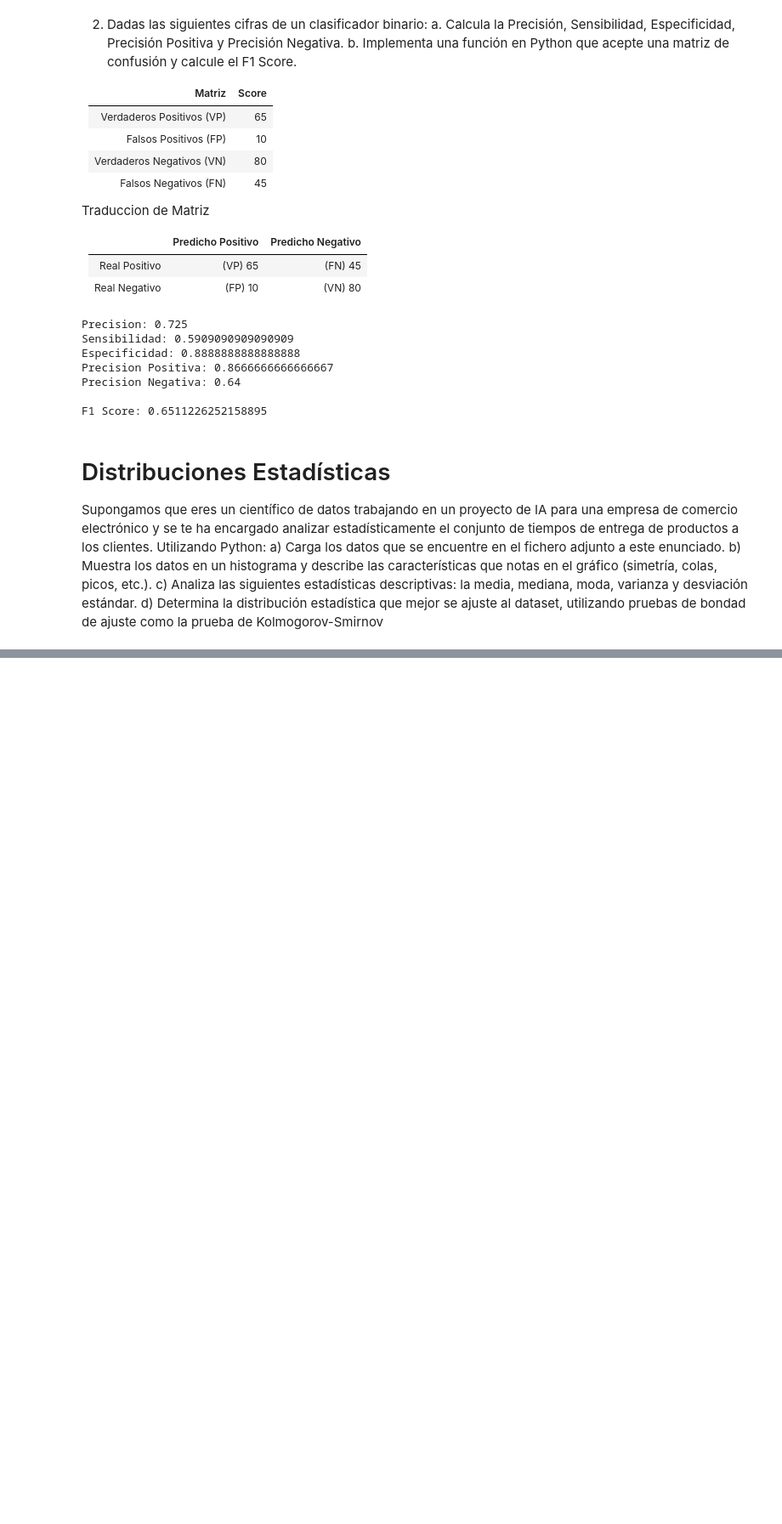
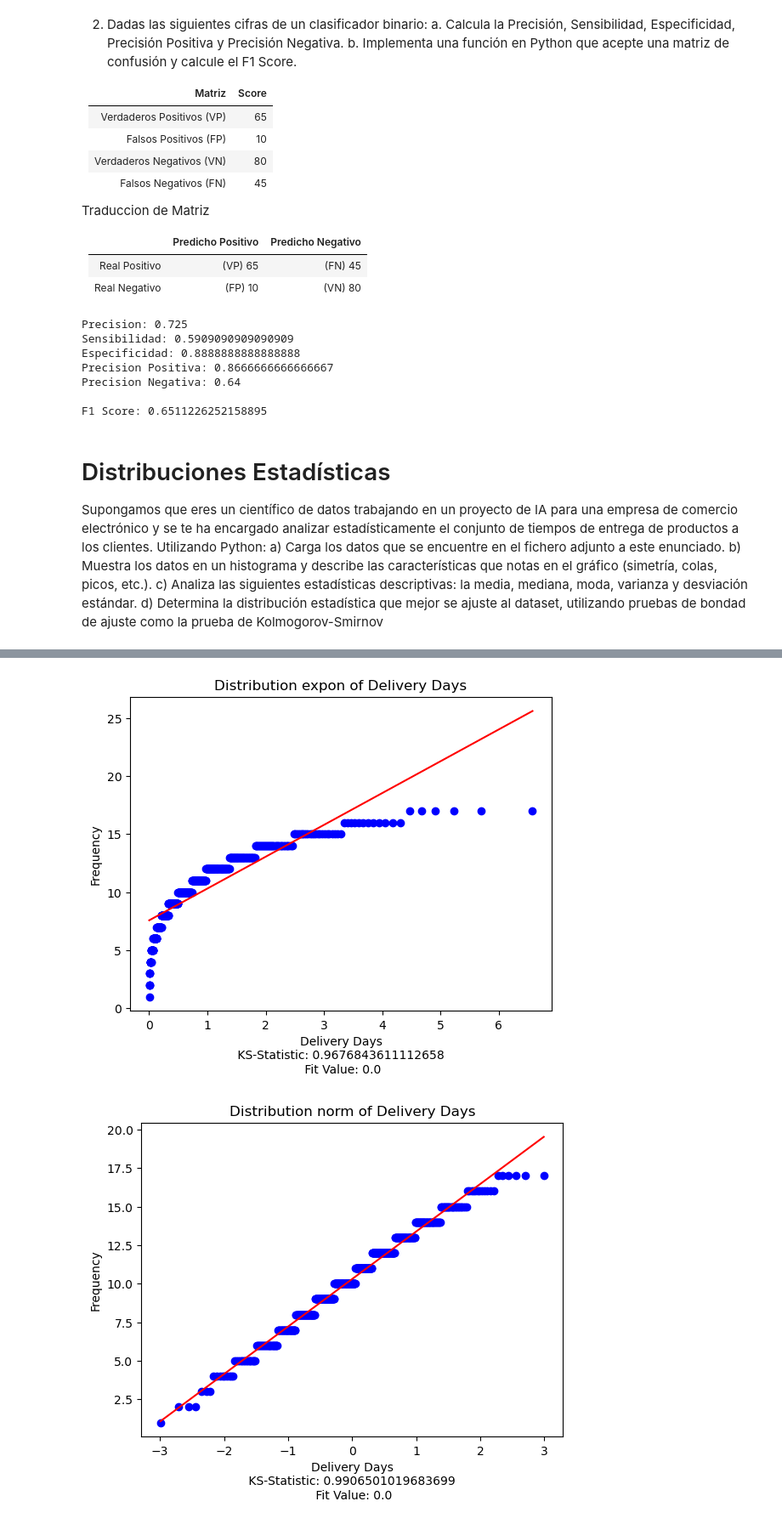
Before and after one commit to Josehardrock/probable-ai-maths, a Jupyter notebook: session-3/01_ejercicio.ipynb, the cells around one changed output, grey strips where cells are left out. Shown at 85% size. Drawn from its saved outputs; the diff is of its cells as text; code cells hidden in the pictures; blank space fills up the shorter version.

```diff
--- a/session-3/01_ejercicio.ipynb
+++ b/session-3/01_ejercicio.ipynb
@@ -112,0 +136,19 @@ d) Determina la distribución estadística que mejor se ajuste al dataset, utili
+# %%
+
+# c. Calcula la media, mediana, moda, desviación estándar, varianza, rango, mínimo y máximo de la columna Delivery Time.
+media = dataset['Delivery Days'].mean()
+mediana = dataset['Delivery Days'].median()
+moda = dataset['Delivery Days'].mode()
+varianza = dataset['Delivery Days'].var()
+desviacion_estandar = dataset['Delivery Days'].std()
+
+simetrica = stats.skew(dataset['Delivery Days'])
+
+print(f"""
+Media: {media}
+Mediana: {mediana}
+Moda: {moda}
+Varianza: {varianza}
+Desviación Estándar: {desviacion_estandar}
+Simetría: {simetrica}
+""")
@@ -112,0 +163,48 @@ d) Determina la distribución estadística que mejor se ajuste al dataset, utili
+# %%
+# d) Determina la distribución estadística que mejor se ajuste al dataset, utilizando pruebas de bondad de ajuste
+# como la prueba de Kolmogorov-Smirnov </br>
+
+column_name = 'Delivery Days'
+dist_data = dataset[column_name].to_numpy()
+
+# Prueba de Kolmogorov-Smirnov
+from scipy.stats import kstest
+
+distrib_to_test = ['expon', 'norm', 'uniform', 'logistic']
+
+# Prueba con multiples distribuciones, no se puede aplicar gumbel o las demás a partir de un array ya que requieren más parametros
+def check_distribution(data, dist_to_test) :
+
+    possible_distributions = []
+    for distri in dist_to_test:
+        ks_stats, fit_value = kstest(data, distri)
+        stats.probplot(data, dist=distri, plot=plt)
+        plt.title(f'Distribution {distri} of {column_name}')
+        plt.ylabel('Frequency')
+        plt.xlabel(f"{column_name}\n KS-Statistic: {ks_stats} \n Fit Value: {fit_value}")
+        # plt.figtext(0.5, 0.01, f"KS-Statistic: {ks_stats} \n Fit Value: {fit_value}", wrap=True, horizontalalignment='center', fontsize=12)
+        plt.show()
+
+check_distribution(dist_data, distrib_to_test)
+
+# # Test de distribuciones
+
+ks_stats, fit_value = kstest(dist_data, 'gumbel_r', args=(media, desviacion_estandar))
+stats.probplot(dist_data, dist='gumbel_r', plot=plt)
+plt.title(f'Gumbel distribution  of {column_name}')
+plt.ylabel('Frequency')
+plt.xlabel(f"{column_name}\n KS-Statistic: {ks_stats} \n Fit Value: {fit_value}")
+plt.show()
+
+# Test de pareto
+ks_stats, fit_value = kstest(dist_data, 'pareto', args=(media, desviacion_estandar))
+stats.probplot(dist_data, dist='pareto', sparams=(2.62, media, desviacion_estandar), plot=plt)
+plt.title(f'Pareto distribution  of {column_name}')
+plt.xlabel(f"{column_name}\n KS-Statistic: {ks_stats} \n Fit Value: {fit_value}")
+plt.ylabel('Frequency')
+plt.show()
+
+## Eleccion más cercana es una distribución normal con algunos datos a los extremos que no se ajustan a la distribución
+# %% [output]
+[figure, added]
+[figure, added]
```
Also changed, not shown: parts of 4 cells of this notebook, 25 other files.
